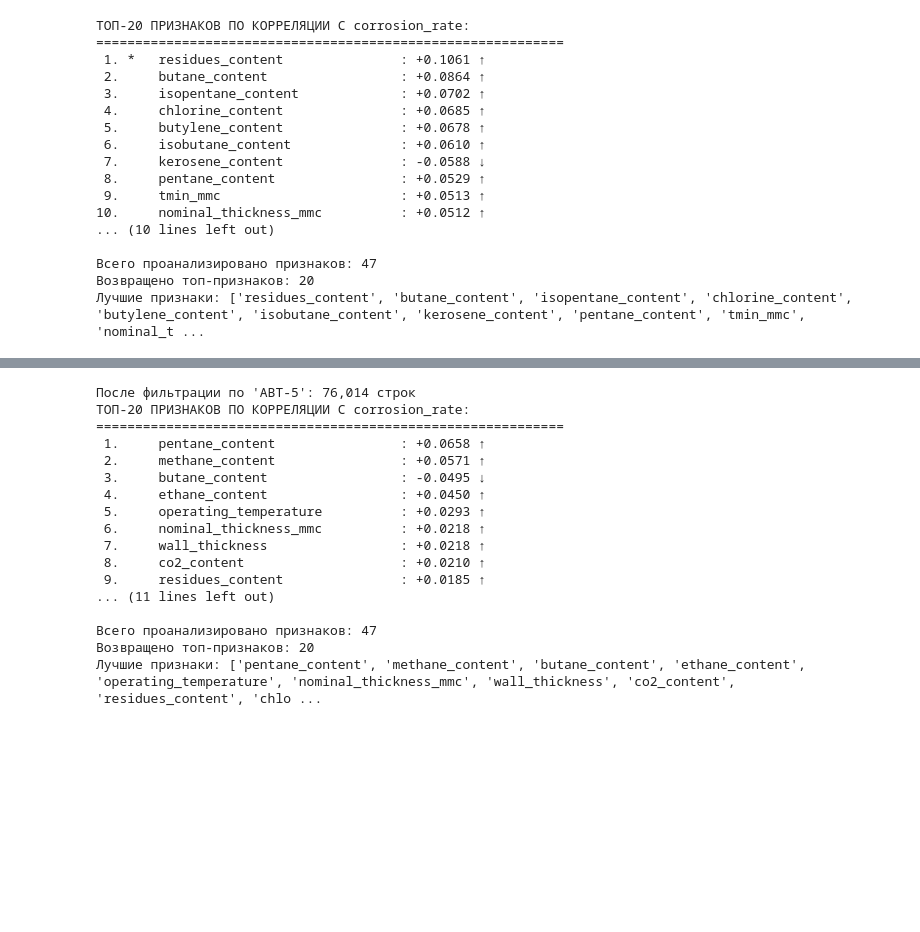
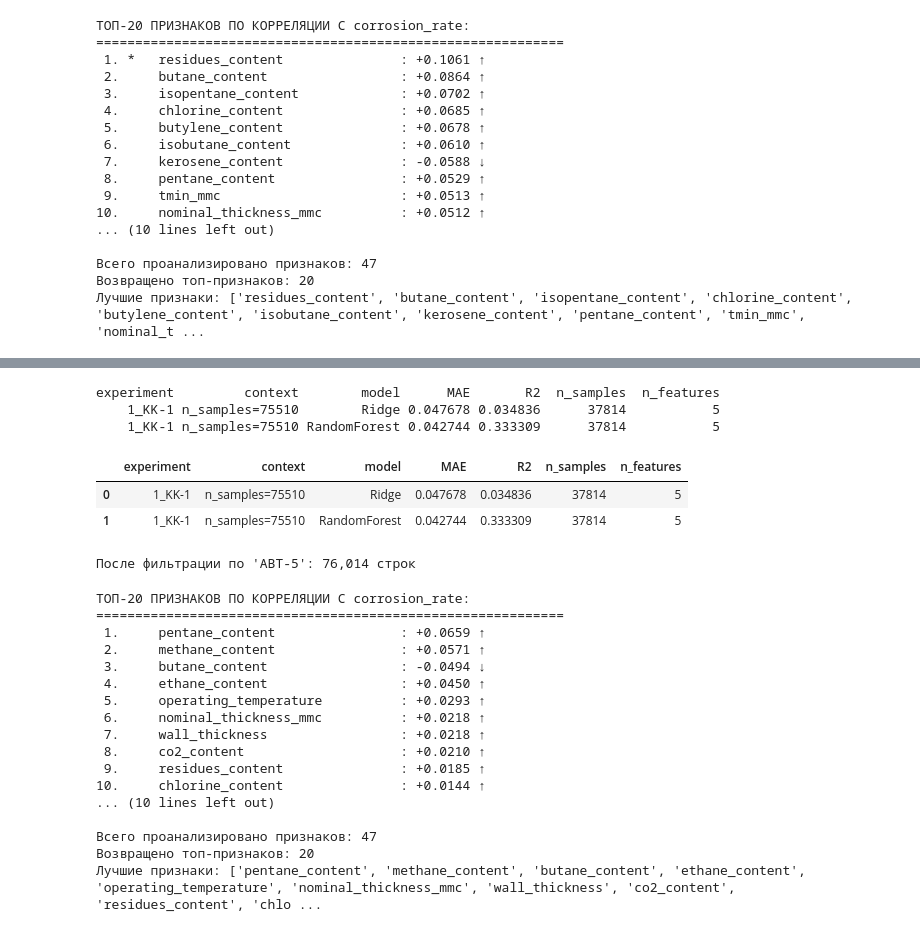
Before and after one commit to Kosyakin/corrosion_analysis_project, a Jupyter notebook: notebooks/08_param_experiments.ipynb, the cells around one changed output, grey strips where cells are left out. Cells and saved outputs as stored; diff of their text form; code cells hidden in the pictures; blank space fills up the shorter version.

```diff
--- a/notebooks/08_param_experiments.ipynb
+++ b/notebooks/08_param_experiments.ipynb
@@ -325,10 +324,23 @@ experiment         context        model      MAE       R2  n_samples  n_features
+# %%
+cols = ['cross_sectional_area','component_type_id','nominal_thickness_mmc','h2s_content','co2_content']
+# ''co2_content''-
+run_experiment(df_kk_1, cols, experiment_name='1_KK-1')
+# %% [output]
+experiment         context        model      MAE       R2  n_samples  n_features
+    1_KK-1 n_samples=75510        Ridge 0.047678 0.034836      37814           5
+    1_KK-1 n_samples=75510 RandomForest 0.042744 0.333309      37814           5
+|  | experiment | context | model | MAE | R2 | n_samples | n_features |
+| 0 | 1_KK-1 | n_samples=75510 | Ridge | 0.047678 | 0.034836 | 37814 | 5 |
+| 1 | 1_KK-1 | n_samples=75510 | RandomForest | 0.042744 | 0.333309 | 37814 | 5 |
+# %%
+# Фильтрация по конкретной установке
+INSTALLATION_FILTER = 'АВТ-5'
+df_avt_5 = DF[DF['installation'] == INSTALLATION_FILTER]
+
+print(f"После фильтрации по '{INSTALLATION_FILTER}': {len(df_avt_5):,} строк")
+# %% [output]
+После фильтрации по 'АВТ-5': 76,014 строк
 # %%
-# Фильтрация по конкретной установке
-INSTALLATION_FILTER = 'АВТ-5'
-df_avt_5 = DF[DF['installation'] == INSTALLATION_FILTER]
-
-print(f"После фильтрации по '{INSTALLATION_FILTER}': {len(df_avt_5):,} строк")
-
 cols = ['acetic_acid_content', 'ammonia_content', 'ammonium_content', 'butane_content', 'butylene_content', 'chlorine_content', 'co2_content', 'component_type_id',
         'corrosion_inhibitor_content', 'cross_sectional_area', 'diameter_to_thickness_ratio', 'diesel_content', 'ethane_content', 'ethylene_content', 'gasoline_c6_c8_content', 'h2s_content',
         'heavy_naphtha_content', 'hexane_content', 'hydrochloric_acid_content', 'hydrogen_content',
@@ -338,24 +350,22 @@ cols = ['acetic_acid_content', 'ammonia_content', 'ammonium_content', 'butane_co
         'sodium_hydroxide_content', 'sulfur_content', 'sulfuric_acid_content', 'total_acids', 'total_chlorine_compounds', 'total_components',
         'total_composition', 'total_sulfur_compounds', 'wall_thickness', 'water_content']
 
-
-
 corr_df, best_features = compute_target_correlations(df_avt_5, TARGET, top_k=20)
 print(f"Лучшие признаки: {best_features}")
 # %% [output]
-После фильтрации по 'АВТ-5': 76,014 строк
 ТОП-20 ПРИЗНАКОВ ПО КОРРЕЛЯЦИИ С corrosion_rate:
 ============================================================
- 1.     pentane_content                : +0.0658 ↑
+ 1.     pentane_content                : +0.0659 ↑
  2.     methane_content                : +0.0571 ↑
- 3.     butane_content                 : -0.0495 ↓
+ 3.     butane_content                 : -0.0494 ↓
  4.     ethane_content                 : +0.0450 ↑
  5.     operating_temperature          : +0.0293 ↑
  6.     nominal_thickness_mmc          : +0.0218 ↑
  7.     wall_thickness                 : +0.0218 ↑
  8.     co2_content                    : +0.0210 ↑
  9.     residues_content               : +0.0185 ↑
-... (11 lines left out)
+10.     chlorine_content               : +0.0144 ↑
+... (10 lines left out)
 
 Всего проанализировано признаков: 47
 Возвращено топ-признаков: 20
```
Also changed, not shown: parts of 10 cells of this notebook, 5 other files.
